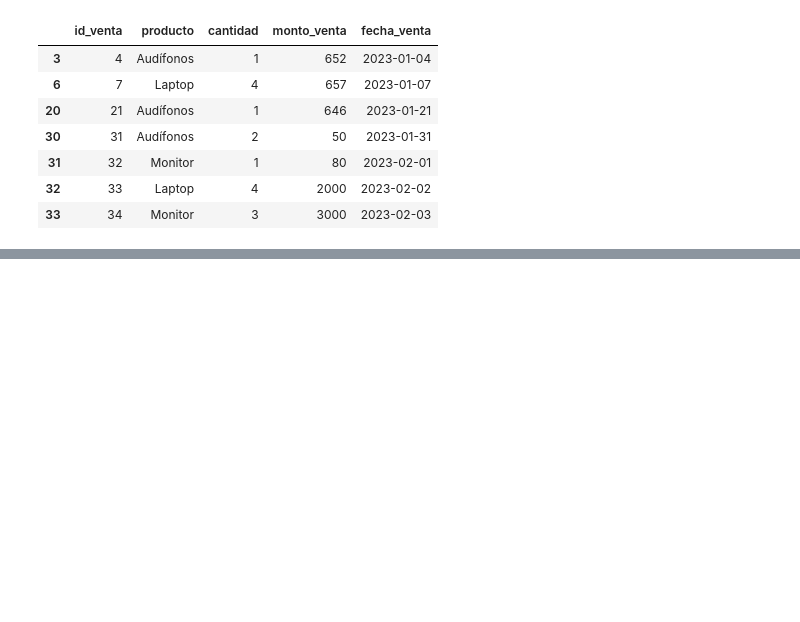
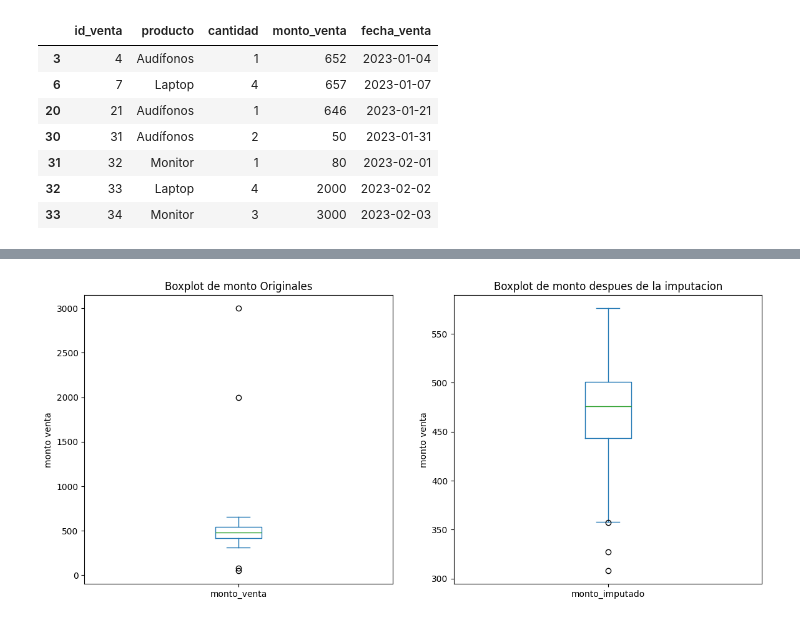
Before and after one commit to YACUERVO/Pandas, a Jupyter notebook: notebooks/EjemplosPracticosDuplicadoDatosAtipicos.ipynb, the cells around one changed output, grey strips where cells are left out. Drawn from its saved outputs; the diff is of its cells as text; code cells hidden in the pictures; blank space fills up the shorter version.

```diff
--- a/notebooks/EjemplosPracticosDuplicadoDatosAtipicos.ipynb
+++ b/notebooks/EjemplosPracticosDuplicadoDatosAtipicos.ipynb
@@ -168,0 +180,5 @@ display(outliers)
+# %%
+#Estrategia para imputar datos atipicos se aplica una funcion para que las ventas dondes esta aitpico quede con la media de los datos
+df['monto_imputado'] = df['monto_venta'].apply(
+    lambda x : df['monto_venta'].median() if x < lower_bound or x > upper_bound else x)
+display(df)
@@ -168,0 +203,18 @@ display(outliers)
+# %%
+#Otra forma pero utilizando la libreria de numpy
+# (df['monto_venta'] < lower_bound) | (df['monto_venta'] > upper_bound) → condición booleana que detecta outliers.
+# mediana → valor que se asigna cuando la condición es True (es decir, cuando el dato es un outlier).
+# df['monto_venta'] → valor que se mantiene cuando la condición es False (cuando no es un outlier).
+import numpy as np
+
+# Calculamos la mediana una sola vez
+media = df['monto_venta'].median()
+
+# Usamos np.where para imputar los outliers
+df['monto_imputado'] = np.where(
+    (df['monto_venta'] < lower_bound) | (df['monto_venta'] > upper_bound),
+    media,
+    df['monto_venta']
+)
+
+display(df)
@@ -168,0 +239,14 @@ display(outliers)
+# %%
+#visualizacion del antes y despues de hacer la imputacion de los datos
+plt.figure(figsize=(14,6))
+plt.subplot(1,2,1)
+df['monto_venta'].plot(kind='box')
+plt.title('Boxplot de monto Originales')
+plt.ylabel('monto venta')
+plt.subplot(1,2,2)
+df['monto_imputado'].plot(kind='box')
+plt.title('Boxplot de monto despues de la imputacion')
+plt.ylabel('monto venta')
+plt.show()
+# %% [output]
+[figure, added]
```
Also changed, not shown: parts of 13 cells of this notebook, 3 other files.
